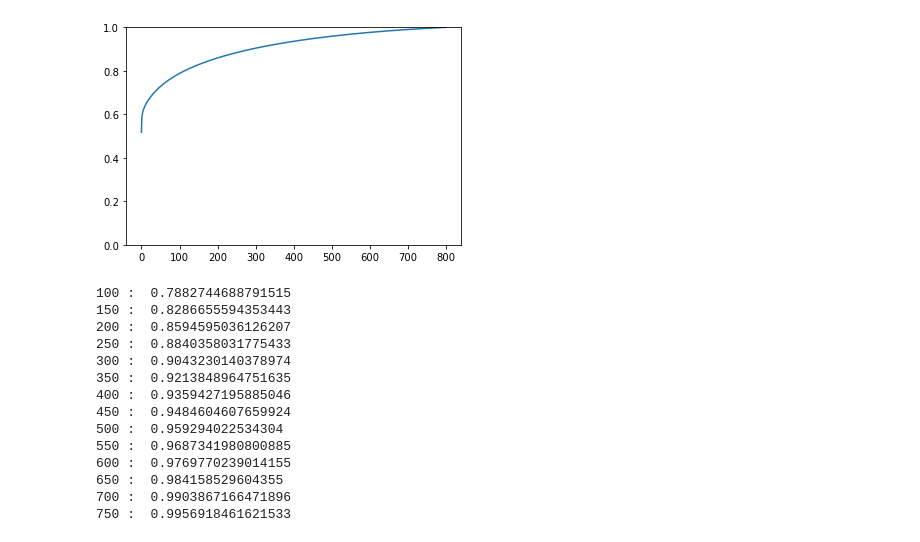
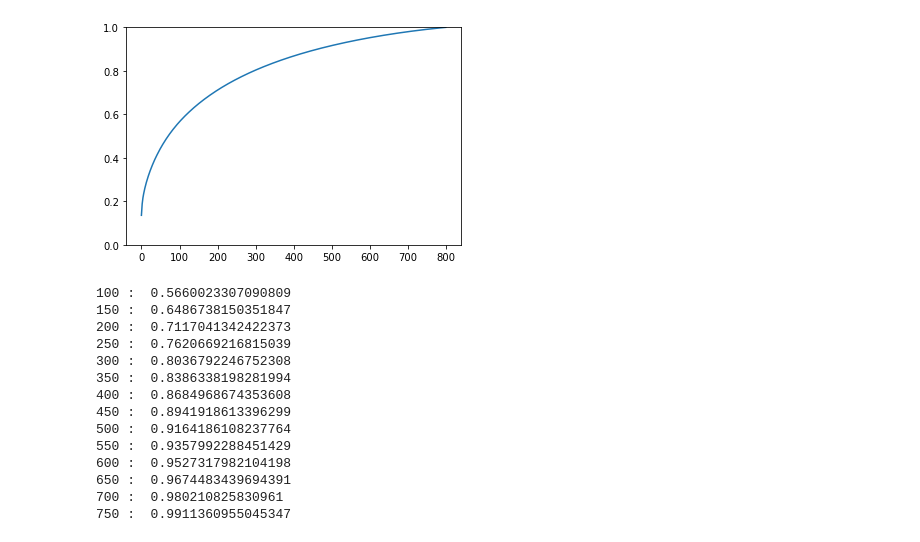
Before and after one commit to stefanpate/DDSE, a Jupyter notebook: sst.ipynb, the cells around one changed output. Cells and saved outputs as stored; diff of their text form; code cells hidden in the pictures.

```diff
--- a/sst.ipynb
+++ b/sst.ipynb
@@ -7,23 +8,34 @@ from library import rand_svd
 # %%
-do_mean_sub = True
+# Load data
+
+data_dir = '/cnl/data/spate/Datasets/'
+save_dir = '/cnl/data/spate/Corn/'
+do_mean_sub = True # Whether to mean-center
 
 # Read in the netcdf files
-sst_ds = nc.Dataset('sst.wkmean.1990-present.nc', 'r')
-mask_ds = nc.Dataset('lsmask.nc', 'r')
+sst_ds = nc.Dataset(data_dir + 'sst.wkmean.1990-present.nc', 'r')
+mask_ds = nc.Dataset(data_dir + 'lsmask.nc', 'r')
 
 # Get data in numpy arrays
-sst = sst_ds['sst'][:].filled().astype(np.float64)
-mask = mask_ds['mask'][:].filled().astype(np.float64)
+sst = sst_ds['sst'][:].data.astype(np.float64)
+mask = mask_ds['mask'][:].data.astype(bool)
+time = sst_ds['time'][:] / 365 + 1800
+lat = sst_ds['lat'][:]
+long = sst_ds['lon'][:] # Degrees east
 
 # Transpose to (lat, long, time)
 mask = np.transpose(mask, axes=[1,2,0])
 sst = np.transpose(sst, axes=[1,2,0])
 
-lat, long, t_span = sst.shape
+lat_span, long_span, t_span = sst.shape
 
-sst_masked = sst * mask # Apply mask
-sst_st = sst_masked.reshape(-1, t_span) # (space, time) matrix
-flat_mask = mask.reshape(lat, long)
+# Extract data corresponding to bodies of water
+sst_st = sst.reshape(-1, t_span) # Shape to space x time matrix
+sst_st = sst_st[mask.reshape(-1,), :]
 
+sst_raw = sst_st.copy() # Save actual temps before mean centering
+
+# Mean center
 if do_mean_sub:
-    sst_st -= sst_st.mean(axis=0)
+    ave_week = sst_st.mean(axis=-1).reshape(-1, 1)
+    sst_st -= ave_week
@@ -36,30 +73,30 @@ plt.show()
 # %%
 # SVD
+
 r = 800
-thresh = 400
 
 u, s, vt = rand_svd(sst_st, r)
 cum_energy = np.cumsum(s / s.sum())
 plt.plot(cum_energy)
 plt.ylim(0,1)
 plt.show()
 
 for i in range(100, r, 50):
     print(i, ': ',cum_energy[i])
 # %% [output]
-[figure, old version]
+[figure, new version]
-100 :  0.7882744688791515
-150 :  0.8286655594353443
-200 :  0.8594595036126207
-250 :  0.8840358031775433
-300 :  0.9043230140378974
-350 :  0.9213848964751635
-400 :  0.9359427195885046
-450 :  0.9484604607659924
-500 :  0.959294022534304
-550 :  0.9687341980800885
-600 :  0.9769770239014155
-650 :  0.984158529604355
-700 :  0.9903867166471896
-750 :  0.9956918461621533
+100 :  0.5660023307090809
+150 :  0.6486738150351847
+200 :  0.7117041342422373
+250 :  0.7620669216815039
+300 :  0.8036792246752308
+350 :  0.8386338198281994
+400 :  0.8684968674353608
+450 :  0.8941918613396299
+500 :  0.9164186108237764
+550 :  0.9357992288451429
+600 :  0.9527317982104198
+650 :  0.9674483439694391
+700 :  0.980210825830961
+750 :  0.9911360955045347
 # %%
```
Also changed, not shown: parts of 19 cells of this notebook, 10 other files.
